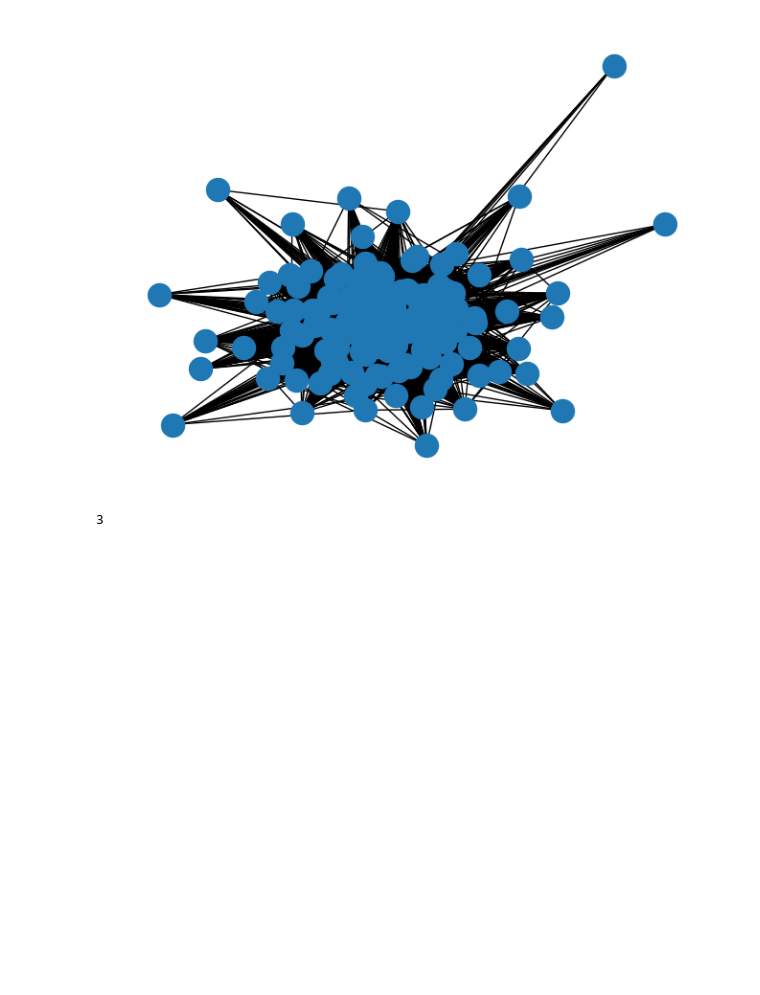
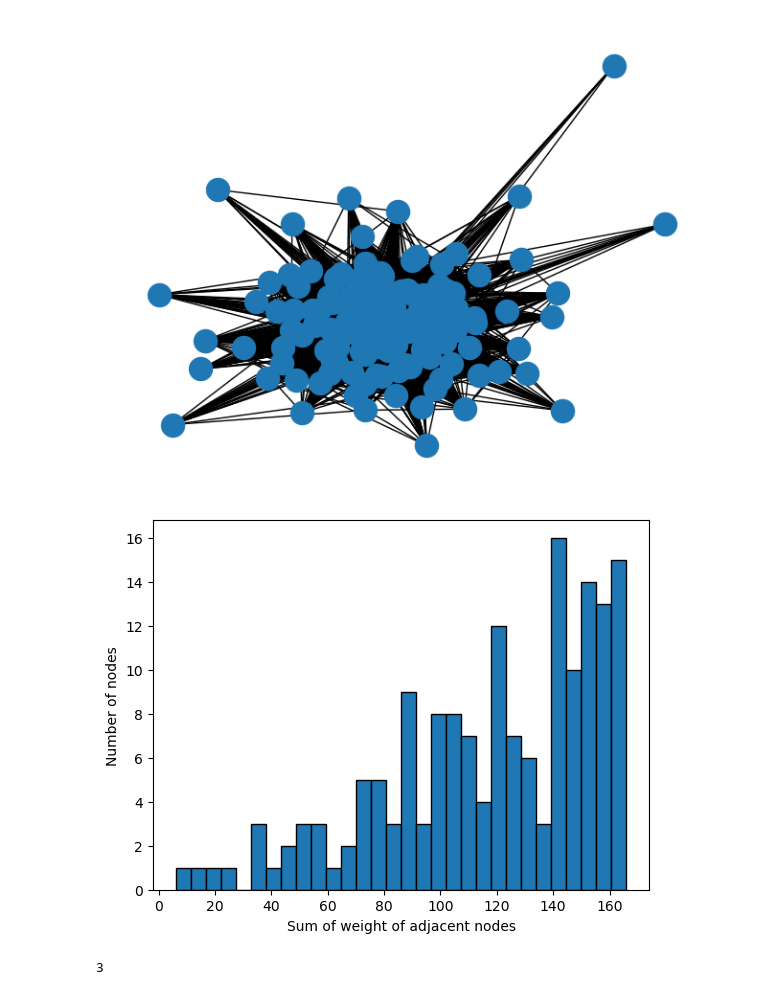
Before and after one commit to samuel-bazinet/grocery_network, a Jupyter notebook: grocery_network.ipynb, the cells around one changed output. Saved outputs shown, nothing was run; the diff lists cells and outputs as text; code cells hidden in the pictures; blank space fills up the shorter version.

```diff
--- a/grocery_network.ipynb
+++ b/grocery_network.ipynb
@@ -49,6 +63,10 @@ print(len(G_i.edges))
 nx.draw(G_i)
 # %% [output]
 [figure]
+# %%
+degreedist(G_i)
+# %% [output]
+[figure, added]
 # %%
 communities_i = nx.community.greedy_modularity_communities(G_i, 'weight')
 # %%
```
Also changed, not shown: parts of 6 cells of this notebook.
